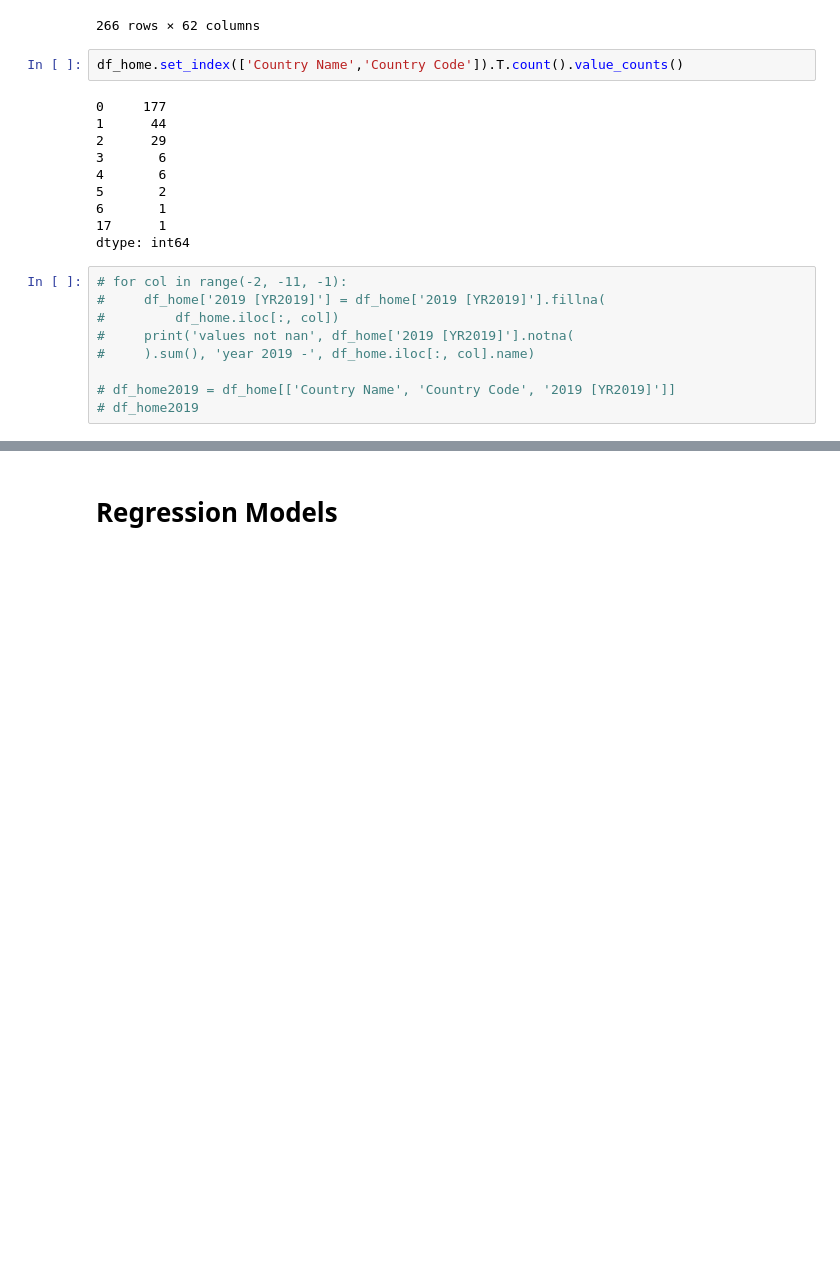
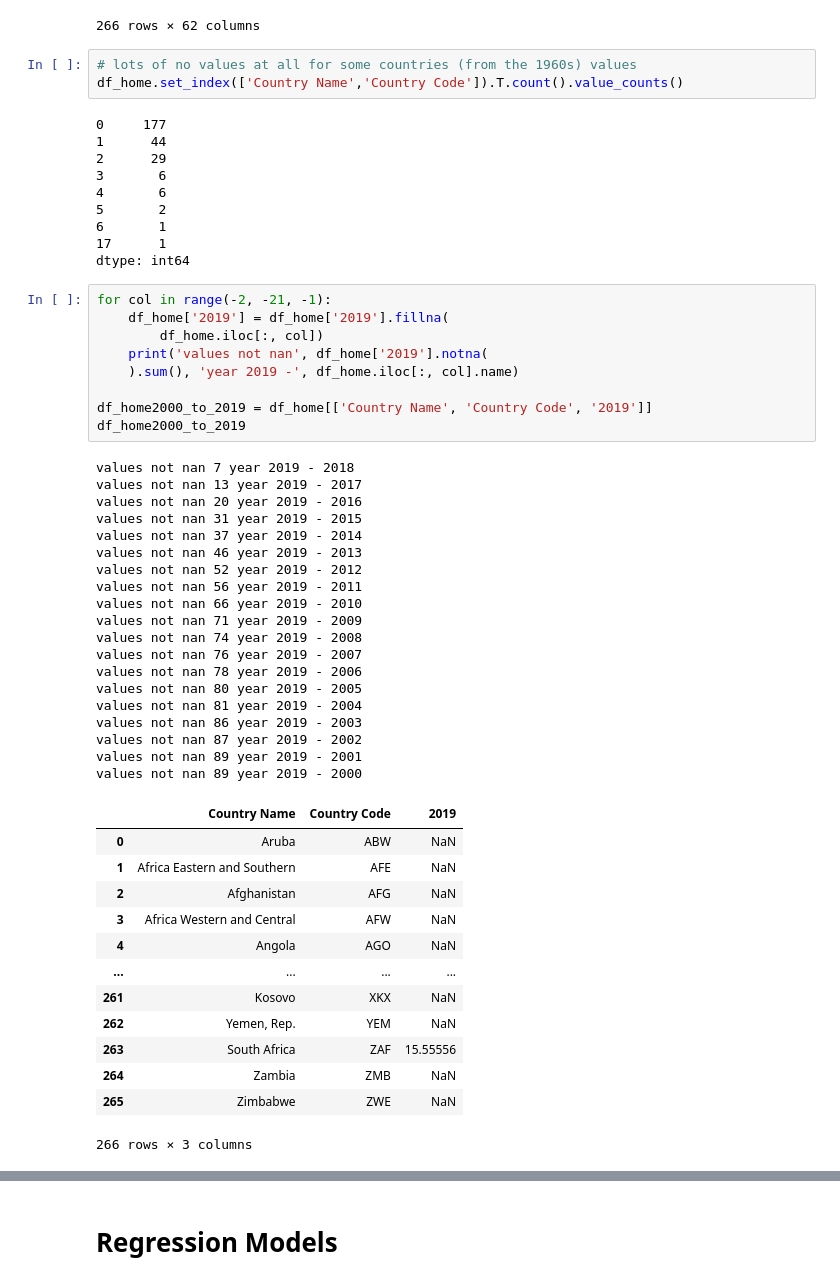
Before and after one commit to rureddish/EPFL_MGT-494_Paper_Extension, a Jupyter notebook: explore.ipynb, the cells around one changed output, grey strips where cells are left out. Drawn from its saved outputs; the diff is of its cells as text; blank space fills up the shorter version.

Commit message:
Time spent at home

```diff
--- a/explore.ipynb
+++ b/explore.ipynb
@@ -259,6 +259,7 @@ df_home
 | 265 | Zimbabwe | ZWE | NaN | NaN | NaN | NaN | NaN | NaN | NaN | NaN | ... |
 266 rows × 62 columns
 # %%
+# lots of no values at all for some countries (from the 1960s) values
 df_home.set_index(['Country Name','Country Code']).T.count().value_counts()
 # %% [output]
 0     177
@@ -271,11 +272,44 @@ df_home.set_index(['Country Name','Country Code']).T.count().value_counts()
 17      1
 dtype: int64
 # %%
-# for col in range(-2, -11, -1):
-#     df_home['2019 [YR2019]'] = df_home['2019 [YR2019]'].fillna(
-#         df_home.iloc[:, col])
-#     print('values not nan', df_home['2019 [YR2019]'].notna(
-#     ).sum(), 'year 2019 -', df_home.iloc[:, col].name)
+for col in range(-2, -21, -1):
+    df_home['2019'] = df_home['2019'].fillna(
+        df_home.iloc[:, col])
+    print('values not nan', df_home['2019'].notna(
+    ).sum(), 'year 2019 -', df_home.iloc[:, col].name)
 
-# df_home2019 = df_home[['Country Name', 'Country Code', '2019 [YR2019]']]
-# df_home2019
+df_home2000_to_2019 = df_home[['Country Name', 'Country Code', '2019']]
+df_home2000_to_2019
+# %% [output]
+values not nan 7 year 2019 - 2018
+values not nan 13 year 2019 - 2017
+values not nan 20 year 2019 - 2016
+values not nan 31 year 2019 - 2015
+values not nan 37 year 2019 - 2014
+values not nan 46 year 2019 - 2013
+values not nan 52 year 2019 - 2012
+values not nan 56 year 2019 - 2011
+values not nan 66 year 2019 - 2010
+values not nan 71 year 2019 - 2009
+values not nan 74 year 2019 - 2008
+values not nan 76 year 2019 - 2007
+values not nan 78 year 2019 - 2006
+values not nan 80 year 2019 - 2005
+values not nan 81 year 2019 - 2004
+values not nan 86 year 2019 - 2003
+values not nan 87 year 2019 - 2002
+values not nan 89 year 2019 - 2001
+values not nan 89 year 2019 - 2000
+|  | Country Name | Country Code | 2019 |
+| 0 | Aruba | ABW | NaN |
+| 1 | Africa Eastern and Southern | AFE | NaN |
+| 2 | Afghanistan | AFG | NaN |
+| 3 | Africa Western and Central | AFW | NaN |
+| 4 | Angola | AGO | NaN |
+| ... | ... | ... | ... |
+| 261 | Kosovo | XKX | NaN |
+| 262 | Yemen, Rep. | YEM | NaN |
+| 263 | South Africa | ZAF | 15.55556 |
+| 264 | Zambia | ZMB | NaN |
+| 265 | Zimbabwe | ZWE | NaN |
+266 rows × 3 columns
```
Also changed, not shown: parts of 23 cells of this notebook, 1 other file.
